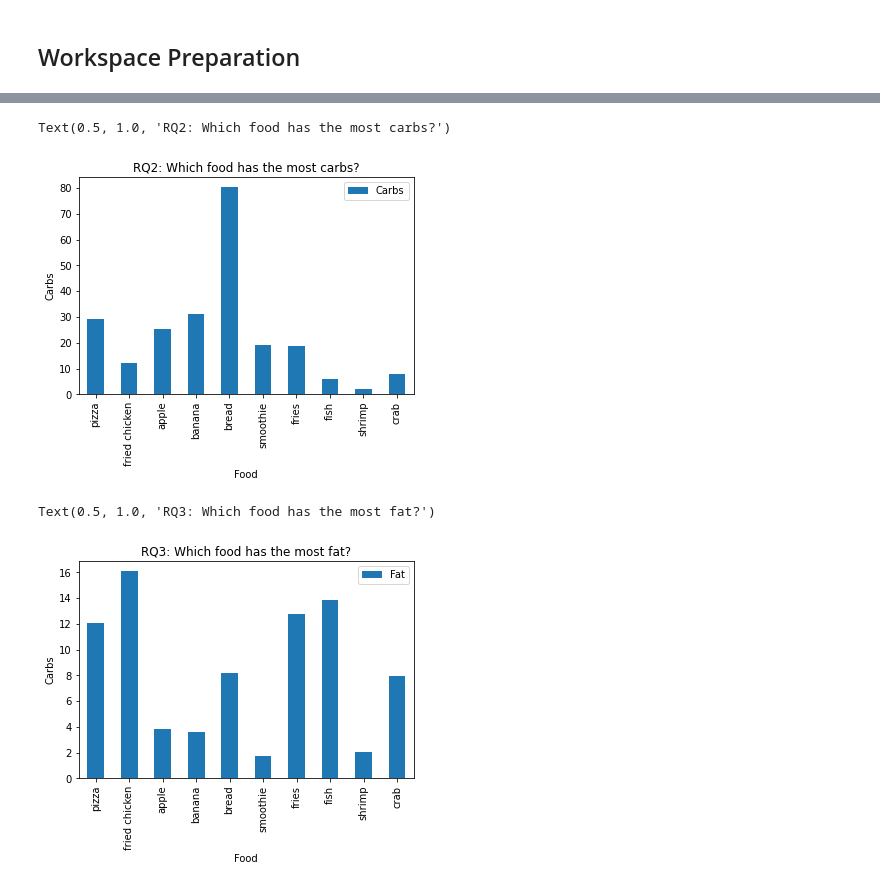
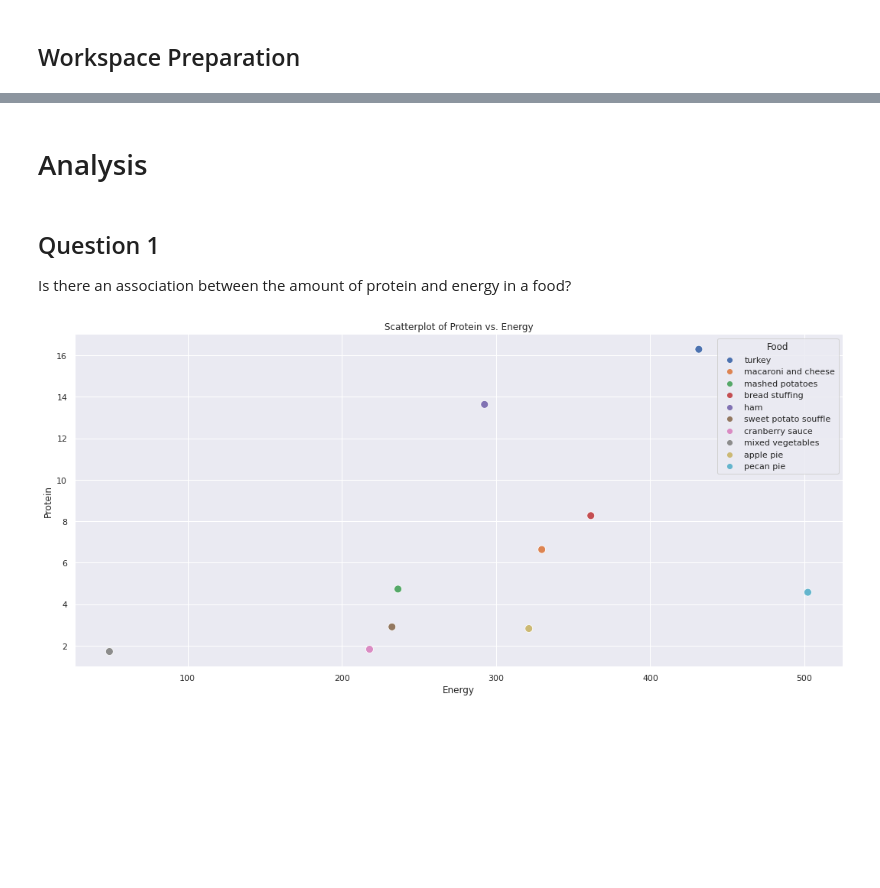
Before and after one commit to amattu2/INST-447, a Jupyter notebook: Assignments/4/4.ipynb, the cells around one changed output, grey strips where cells are left out. Drawn from its saved outputs; the diff is of its cells as text; code cells hidden in the pictures; blank space fills up the shorter version.

```diff
--- a/Assignments/4/4.ipynb
+++ b/Assignments/4/4.ipynb
@@ -27,8 +25,9 @@ import matplotlib.pyplot as plt
 import seaborn as sns
 from pandas.io.json import json_normalize
 
-# Configure MPL
+# Configure Plot Defaults
 %matplotlib inline
+sns.set(rc={'figure.figsize':(18, 8)})
 # %%
 # Define USDA API Key
 apiKey = "Bq9wAKJOhGuIHG1Z7y0gSwRAZYsOLQVY9lZHPtv9"
@@ -164,28 +110,18 @@ Text(0.5, 1.0, 'RQ1: Is there an association between the amount of carbs and fib
-# %%
-# RQ2: Which food has the most carbs?
-# Create a scatterplot
-all_foods.plot.bar(x='Food',y='Carbs')
-
-# Add axis labels
-plt.xlabel("Food")
-plt.ylabel("Carbs")
-
-# add title
-plt.title("RQ2: Which food has the most carbs?")
-# %% [output]
-Text(0.5, 1.0, 'RQ2: Which food has the most carbs?')
-[figure, removed]
-# %%
-# RQ3: Which food has the most fat?
-# Create a scatterplot
-all_foods.plot.bar(x='Food',y='Fat')
-
-# Add axis labels
-plt.xlabel("Food")
-plt.ylabel("Carbs")
-
-# add title
-plt.title("RQ3: Which food has the most fat?")
-# %% [output]
-Text(0.5, 1.0, 'RQ3: Which food has the most fat?')
-[figure, removed]
+# %% [markdown]
+# Analysis
+# %% [markdown]
+## Question 1
+Is there an association between the amount of protein and energy in a food?
+# %%
+# Create Plot
+sns.scatterplot(y = 'Protein', x = 'Energy', hue = 'Food', s = 100, data = all_foods, legend = "auto")
+
+# Add Labels
+plt.title("Scatterplot of Protein vs. Energy")
+plt.xlabel("Energy")
+plt.ylabel("Protein")
+
+# Hide Output
+None;
+# %% [output]
+[figure, added]
```
Also changed, not shown: parts of 29 cells of this notebook, 1 other file.
